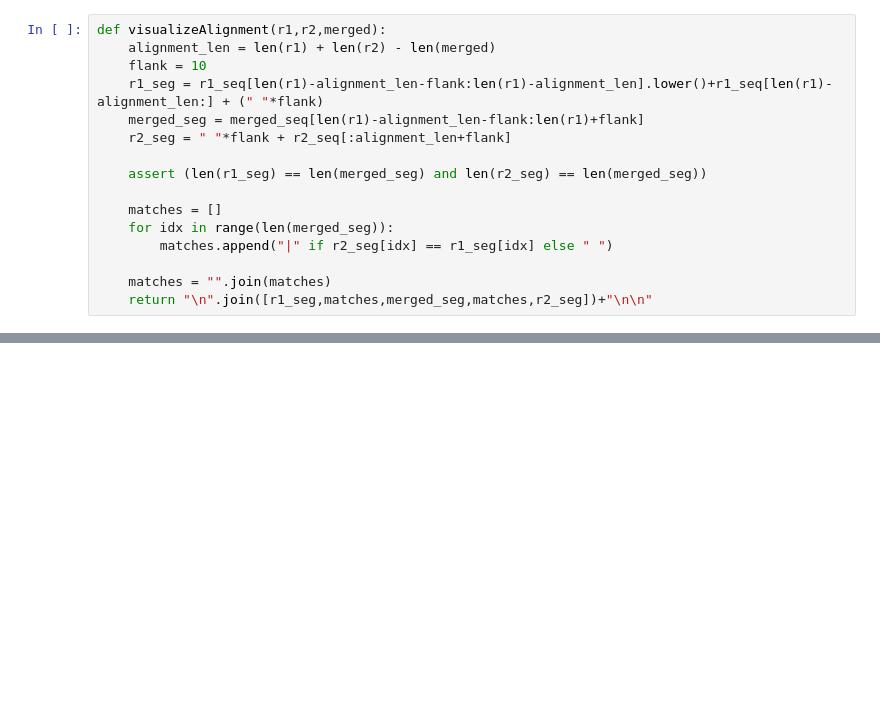
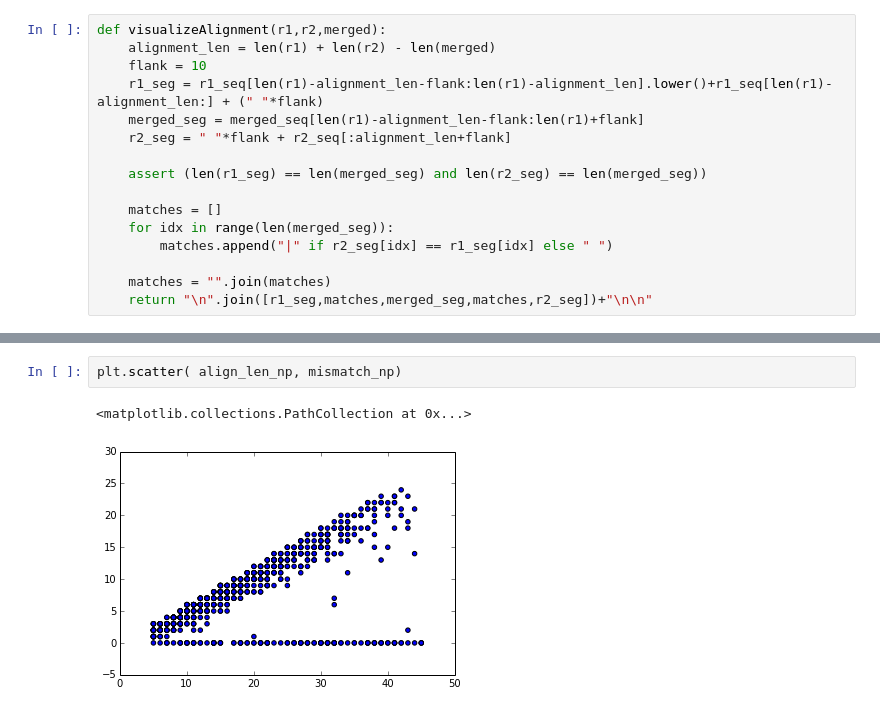
Before and after one commit to maubar/biotico-tools, a Jupyter notebook: ipython_nb/visualize_merged_paired_ends.ipynb, the cells around one changed output, grey strips where cells are left out. Cells and saved outputs as stored; diff of their text form; blank space fills up the shorter version.

```diff
--- a/ipython_nb/visualize_merged_paired_ends.ipynb
+++ b/ipython_nb/visualize_merged_paired_ends.ipynb
@@ -111,0 +124,5 @@ plt.plot(np.array([5,15]))
+# %%
+plt.scatter( align_len_np, mismatch_np)
+# %% [output]
+<matplotlib.collections.PathCollection at 0x...>
+[figure, added]
```
Also changed, not shown: parts of 9 cells of this notebook.
